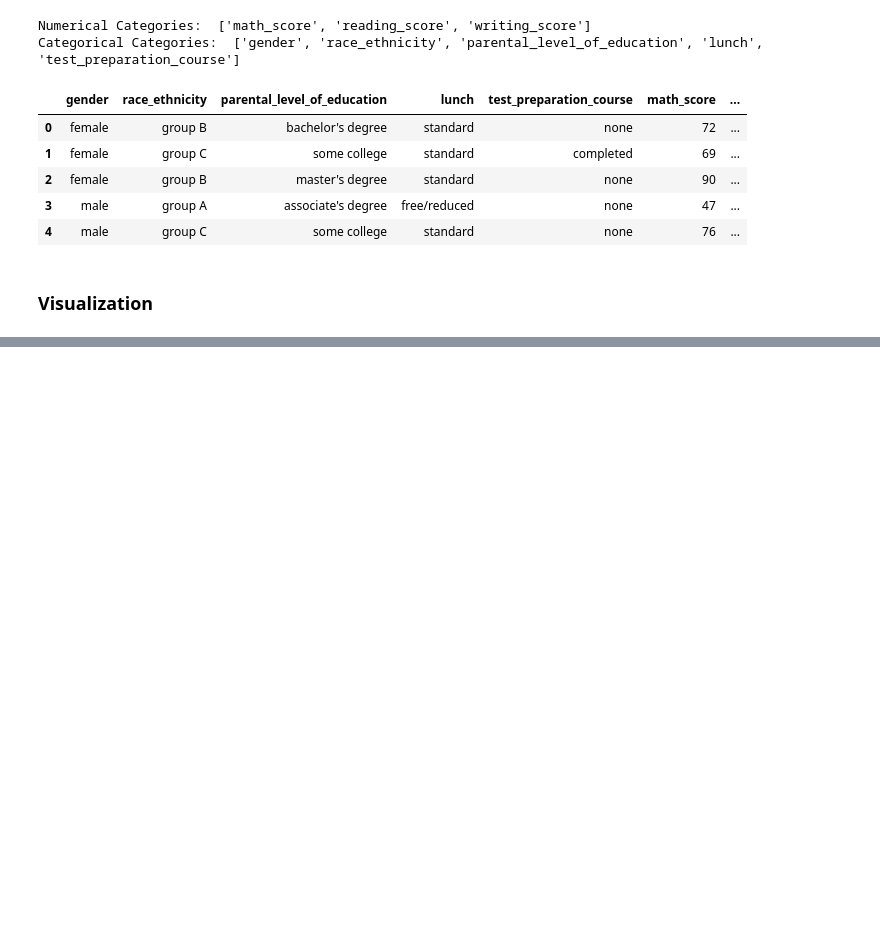
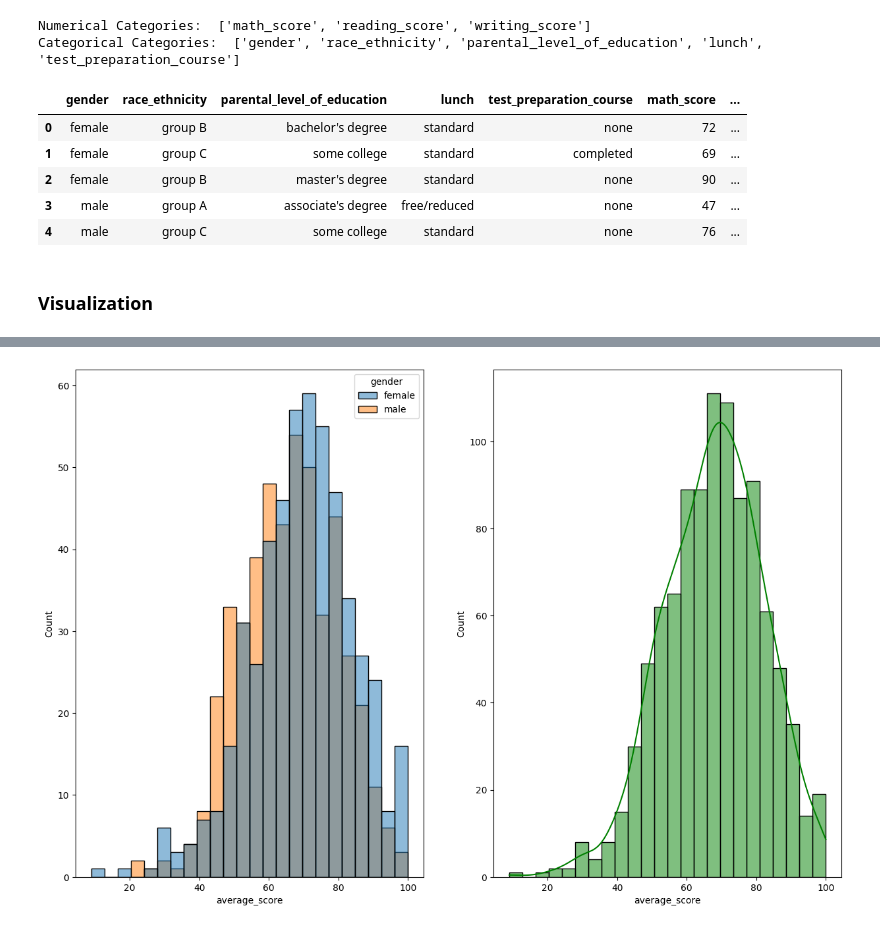
Before and after one commit to Gaurabh007/Exploratory_Data_Analysis, a Jupyter notebook: EDA_2.ipynb, the cells around one changed output, grey strips where cells are left out. Cells and saved outputs as stored; diff of their text form; code cells hidden in the pictures; blank space fills up the shorter version.

```diff
--- a/EDA_2.ipynb
+++ b/EDA_2.ipynb
@@ -163,0 +167,9 @@ df.head()
+# %%
+fig,axes = plt.subplots(1,2,figsize=(15,10))
+plt.subplot(121)
+sns.histplot(data=df,x='average_score',hue='gender')
+plt.subplot(122)
+sns.histplot(data=df,x='average_score',kde=True,color='g')
+plt.show()
+# %% [output]
+[figure, added]
```
Also changed, not shown: parts of 11 cells of this notebook.
